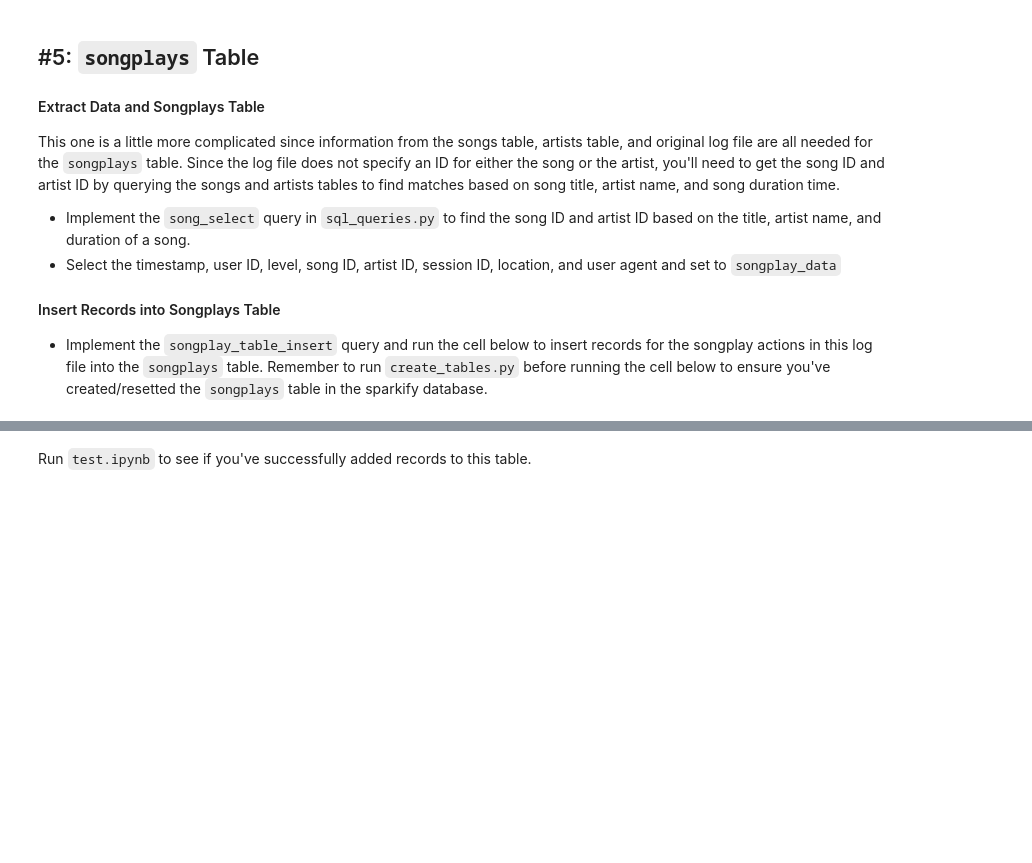
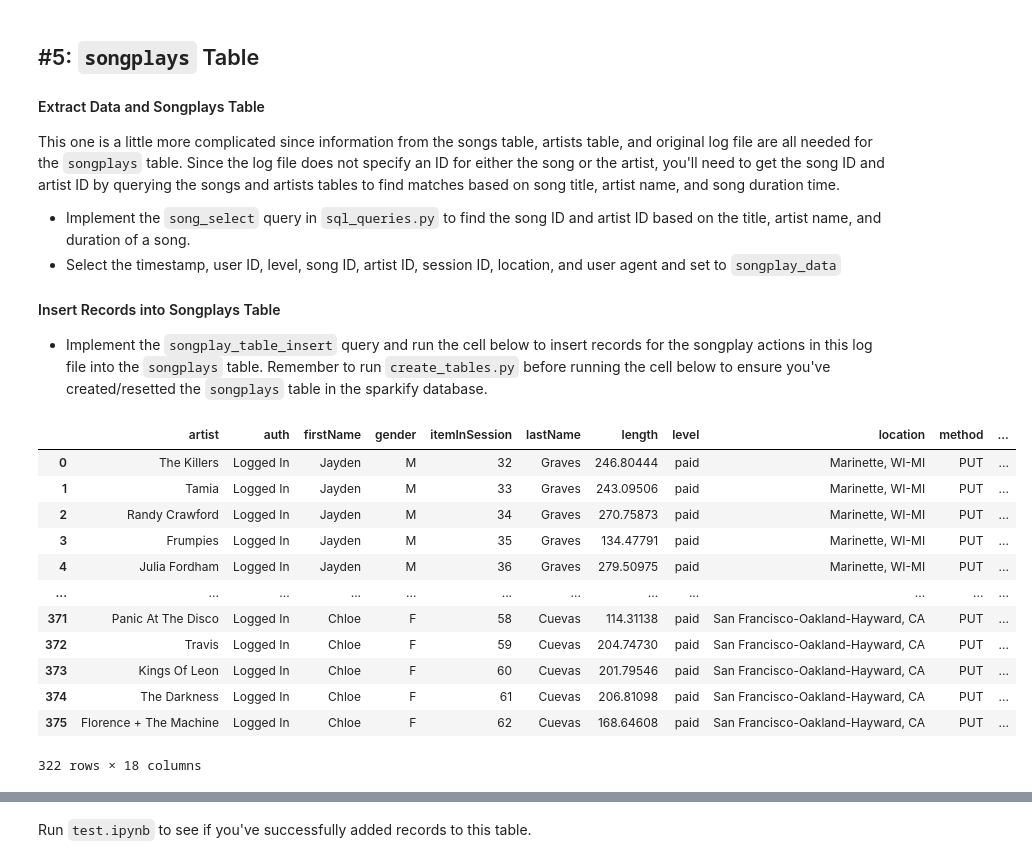
Before and after one commit to martinezedwin/Data_modeling_with_postgres, a Jupyter notebook: etl.ipynb, the cells around one changed output, grey strips where cells are left out. Saved outputs shown, nothing was run; the diff lists cells and outputs as text; code cells hidden in the pictures; blank space fills up the shorter version.

```diff
--- a/etl.ipynb
+++ b/etl.ipynb
@@ -179,3 +179,19 @@ This one is a little more complicated since information from the songs table, ar
 
 #### Insert Records into Songplays Table
 - Implement the `songplay_table_insert` query and run the cell below to insert records for the songplay actions in this log file into the `songplays` table. Remember to run `create_tables.py` before running the cell below to ensure you've created/resetted the `songplays` table in the sparkify database.
+# %%
+df
+# %% [output]
+|  | artist | auth | firstName | gender | itemInSession | lastName | length | level | location | method | ... |
+| 0 | The Killers | Logged In | Jayden | M | 32 | Graves | 246.80444 | paid | Marinette, WI-MI | PUT | ... |
+| 1 | Tamia | Logged In | Jayden | M | 33 | Graves | 243.09506 | paid | Marinette, WI-MI | PUT | ... |
+| 2 | Randy Crawford | Logged In | Jayden | M | 34 | Graves | 270.75873 | paid | Marinette, WI-MI | PUT | ... |
+| 3 | Frumpies | Logged In | Jayden | M | 35 | Graves | 134.47791 | paid | Marinette, WI-MI | PUT | ... |
+| 4 | Julia Fordham | Logged In | Jayden | M | 36 | Graves | 279.50975 | paid | Marinette, WI-MI | PUT | ... |
+| ... | ... | ... | ... | ... | ... | ... | ... | ... | ... | ... | ... |
+| 371 | Panic At The Disco | Logged In | Chloe | F | 58 | Cuevas | 114.31138 | paid | San Francisco-Oakland-Hayward, CA | PUT | ... |
+| 372 | Travis | Logged In | Chloe | F | 59 | Cuevas | 204.74730 | paid | San Francisco-Oakland-Hayward, CA | PUT | ... |
+| 373 | Kings Of Leon | Logged In | Chloe | F | 60 | Cuevas | 201.79546 | paid | San Francisco-Oakland-Hayward, CA | PUT | ... |
+| 374 | The Darkness | Logged In | Chloe | F | 61 | Cuevas | 206.81098 | paid | San Francisco-Oakland-Hayward, CA | PUT | ... |
+| 375 | Florence + The Machine | Logged In | Chloe | F | 62 | Cuevas | 168.64608 | paid | San Francisco-Oakland-Hayward, CA | PUT | ... |
+322 rows × 18 columns
```
Also changed, not shown: parts of 2 cells of this notebook, 2 other files.
